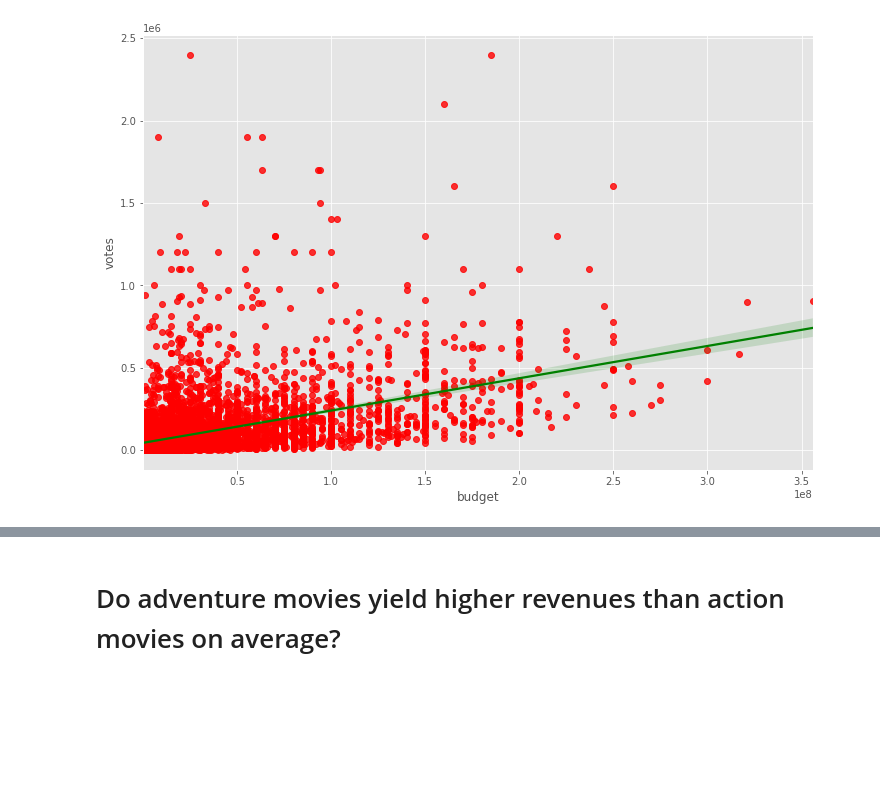
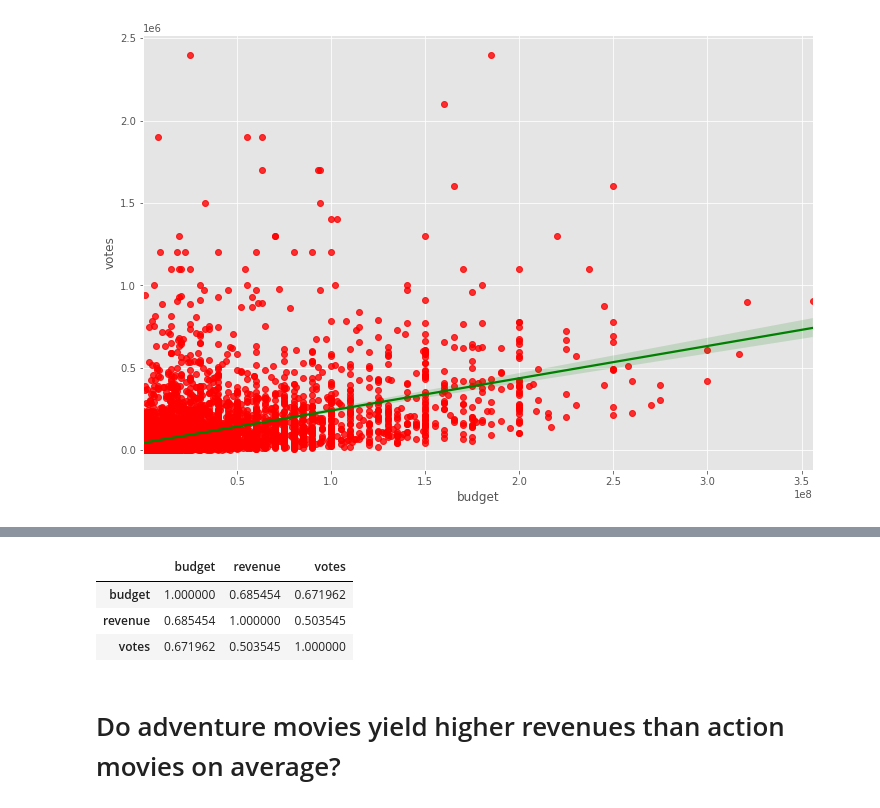
Before and after one commit to Giovanni-Tertulli/PortfolioProjects, a Jupyter notebook: movies_project.ipynb, the cells around one changed output, grey strips where cells are left out. Saved outputs shown, nothing was run; the diff lists cells and outputs as text; code cells hidden in the pictures; blank space fills up the shorter version.

```diff
--- a/movies_project.ipynb
+++ b/movies_project.ipynb
@@ -208,2 +270,9 @@ sns.regplot(x='budget', y='votes',data=df2, scatter_kws={"color":"red"},line_kws
+# %%
+df2_grouped.corr()
+# %% [output]
+|  | budget | revenue | votes |
+| budget | 1.000000 | 0.685454 | 0.671962 |
+| revenue | 0.685454 | 1.000000 | 0.503545 |
+| votes | 0.671962 | 0.503545 | 1.000000 |
 # %% [markdown]
 # Do adventure movies yield higher revenues than action movies on average?
```
Also changed, not shown: parts of 14 cells of this notebook.
